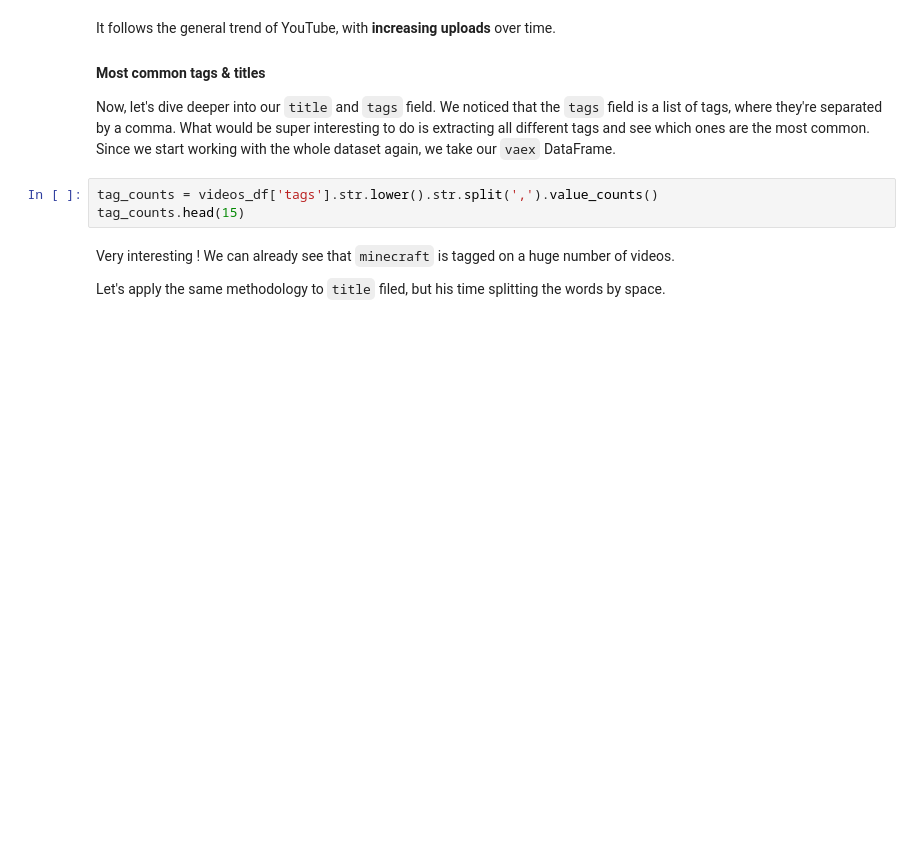
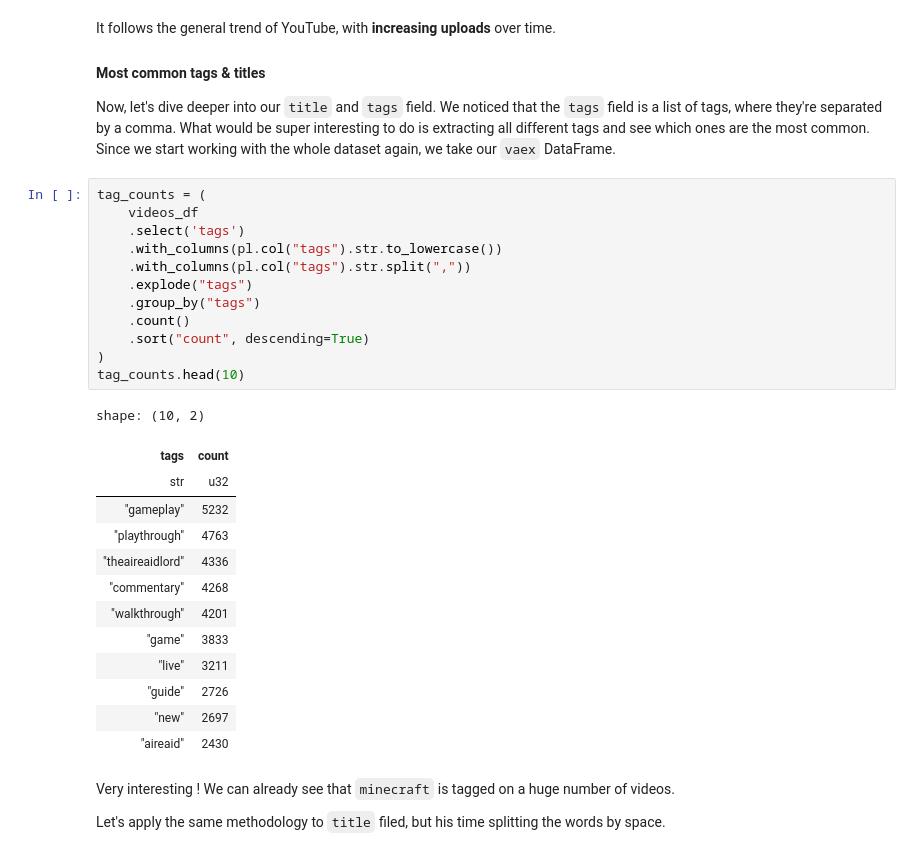
Before and after one commit to martinctl/adaguleeer, a Jupyter notebook: notebooks/results.ipynb, the cells around one changed output. Drawn from its saved outputs; the diff is of its cells as text; blank space fills up the shorter version.

```diff
--- a/notebooks/results.ipynb
+++ b/notebooks/results.ipynb
@@ -237,9 +271,32 @@ It follows the general trend of YouTube, with **increasing uploads** over time.
 #### Most common tags & titles
 
 Now, let's dive deeper into our `title` and `tags` field. We noticed that the `tags` field is a list of tags, where they're separated by a comma. What would be super interesting to do is extracting all different tags and see which ones are the most common. Since we start working with the whole dataset again, we take our `vaex` DataFrame.
-# %%
-tag_counts = videos_df['tags'].str.lower().str.split(',').value_counts()
-tag_counts.head(15)
+# %%
+tag_counts = (
+    videos_df
+    .select('tags')
+    .with_columns(pl.col("tags").str.to_lowercase())
+    .with_columns(pl.col("tags").str.split(","))
+    .explode("tags")
+    .group_by("tags")
+    .count()
+    .sort("count", descending=True)
+)
+tag_counts.head(10)
+# %% [output]
+shape: (10, 2)
+| tags | count |
+| str | u32 |
+| "gameplay" | 5232 |
+| "playthrough" | 4763 |
+| "theaireaidlord" | 4336 |
+| "commentary" | 4268 |
+| "walkthrough" | 4201 |
+| "game" | 3833 |
+| "live" | 3211 |
+| "guide" | 2726 |
+| "new" | 2697 |
+| "aireaid" | 2430 |
 # %% [markdown]
 Very interesting ! We can already see that `minecraft` is tagged on a huge number of videos.
 
```
Also changed, not shown: parts of 24 cells of this notebook, 1 other file.
